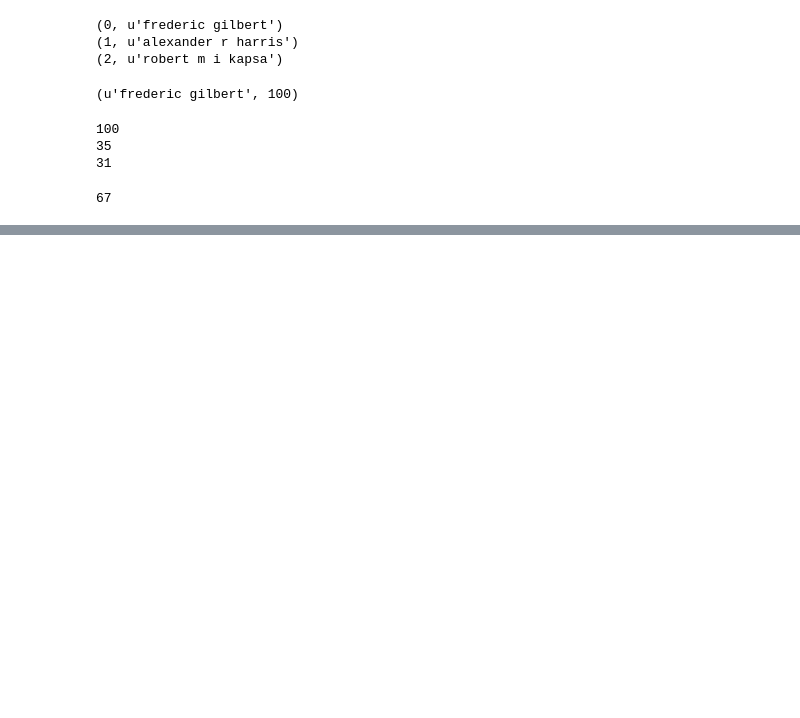
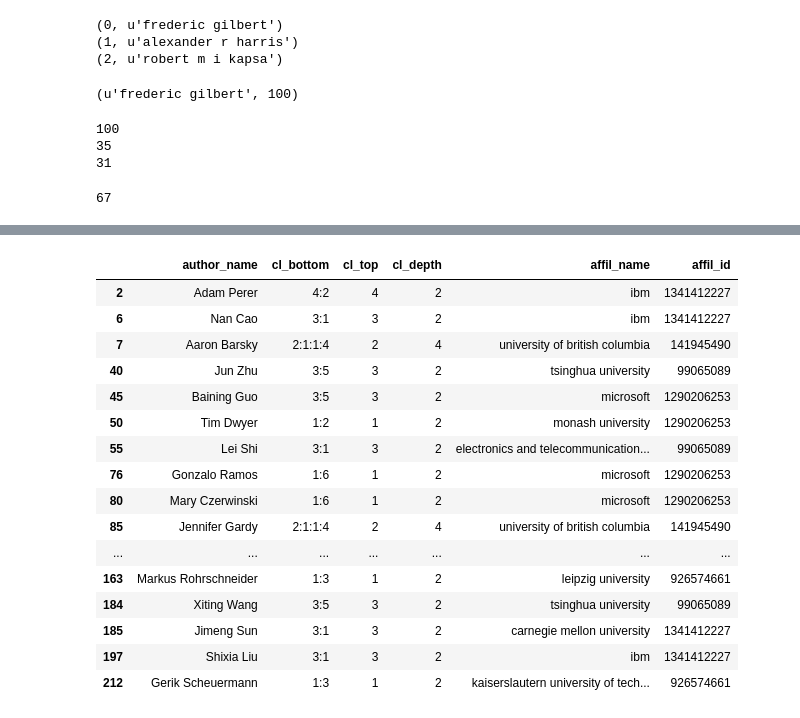
Before and after one commit to h1-the-swan/general_exam_jp, a Jupyter notebook: visualization_star/author_affil_mag.ipynb, the cells around one changed output, grey strips where cells are left out. Drawn from its saved outputs; the diff is of its cells as text; code cells hidden in the pictures; blank space fills up the shorter version.

```diff
--- a/visualization_star/author_affil_mag.ipynb
+++ b/visualization_star/author_affil_mag.ipynb
@@ -225 +240,24 @@ df.affil_id.value_counts()
 Name: affil_id, dtype: int64
+# %%
+gb = df.groupby('affil_id')
+gbnu = gb.affil_name.nunique()
+# %%
+df[df.affil_id.isin(gbnu[gbnu!=1].index)]
+# %% [output]
+|  | author_name | cl_bottom | cl_top | cl_depth | affil_name | affil_id |
+| 2 | Adam Perer | 4:2 | 4 | 2 | ibm | 1341412227 |
+| 6 | Nan Cao | 3:1 | 3 | 2 | ibm | 1341412227 |
+| 7 | Aaron Barsky | 2:1:1:4 | 2 | 4 | university of british columbia | 141945490 |
+| 40 | Jun Zhu | 3:5 | 3 | 2 | tsinghua university | 99065089 |
+| 45 | Baining Guo | 3:5 | 3 | 2 | microsoft | 1290206253 |
+| 50 | Tim Dwyer | 1:2 | 1 | 2 | monash university | 1290206253 |
+| 55 | Lei Shi | 3:1 | 3 | 2 | electronics and telecommunication... | 99065089 |
+| 76 | Gonzalo Ramos | 1:6 | 1 | 2 | microsoft | 1290206253 |
+| 80 | Mary Czerwinski | 1:6 | 1 | 2 | microsoft | 1290206253 |
+| 85 | Jennifer Gardy | 2:1:1:4 | 2 | 4 | university of british columbia | 141945490 |
+| ... | ... | ... | ... | ... | ... | ... |
+| 163 | Markus Rohrschneider | 1:3 | 1 | 2 | leipzig university | 926574661 |
+| 184 | Xiting Wang | 3:5 | 3 | 2 | tsinghua university | 99065089 |
+| 185 | Jimeng Sun | 3:1 | 3 | 2 | carnegie mellon university | 1341412227 |
+| 197 | Shixia Liu | 3:1 | 3 | 2 | ibm | 1341412227 |
+| 212 | Gerik Scheuermann | 1:3 | 1 | 2 | kaiserslautern university of tech... | 926574661 |
```
Also changed, not shown: parts of 10 cells of this notebook, 1 other file.
